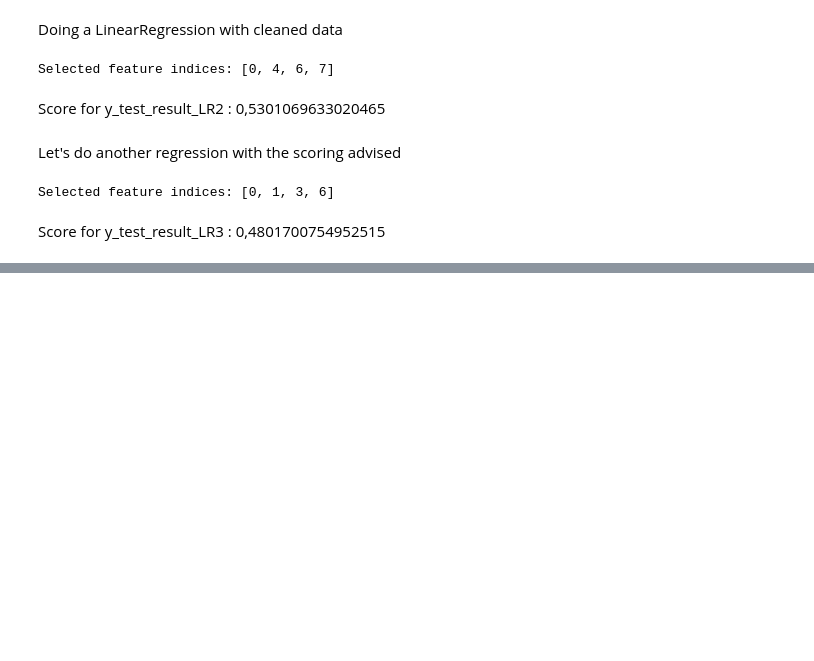
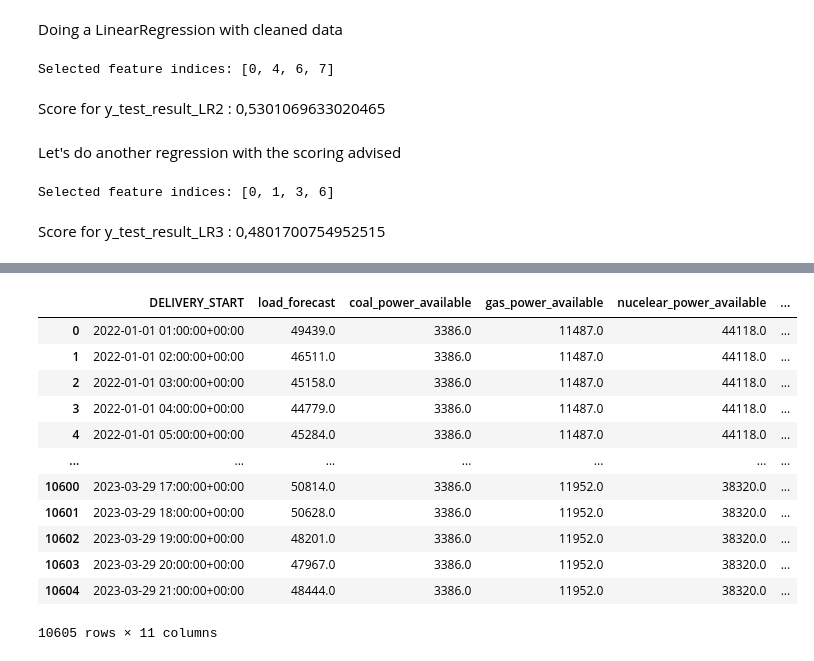
Before and after one commit to JonasBlx/elmy, a Jupyter notebook: notebooks/analyse_data.ipynb, the cells around one changed output, grey strips where cells are left out. Cells and saved outputs as stored; diff of their text form; code cells hidden in the pictures; blank space fills up the shorter version.

```diff
--- a/notebooks/analyse_data.ipynb
+++ b/notebooks/analyse_data.ipynb
@@ -302,0 +369,41 @@ Score for y_test_result_LR3 : 0,4801700754952515
+# %%
+cold_rate = {
+    1: 100,  # January
+    2: 90,   # February
+    3: 70,   # March
+    4: 50,   # April
+    5: 30,   # May
+    6: 10,   # June
+    7: 0,    # July
+    8: 5,    # August
+    9: 20,   # September
+    10: 40,  # October
+    11: 60,  # November
+    12: 80   # December
+}
+
+X_train_preprocessed['DELIVERY_START'] = pd.to_datetime(X_train_preprocessed['DELIVERY_START'])
+X_test_preprocessed['DELIVERY_START'] = pd.to_datetime(X_test_preprocessed['DELIVERY_START'])
+
+X_train_preprocessed['month'] = X_train_preprocessed['DELIVERY_START'].dt.month
+X_train_preprocessed['cold_rate'] = X_train_preprocessed['month'].map(cold_rate)
+X_train_preprocessed.drop('month', axis=1, inplace=True)
+X_test_preprocessed['month'] = X_test_preprocessed['DELIVERY_START'].dt.month
+X_test_preprocessed['cold_rate'] = X_test_preprocessed['month'].map(cold_rate)
+X_test_preprocessed.drop('month', axis=1, inplace=True)
+
+X_train_preprocessed
+# %% [output]
+|  | DELIVERY_START | load_forecast | coal_power_available | gas_power_available | nucelear_power_available | ... |
+| 0 | 2022-01-01 01:00:00+00:00 | 49439.0 | 3386.0 | 11487.0 | 44118.0 | ... |
+| 1 | 2022-01-01 02:00:00+00:00 | 46511.0 | 3386.0 | 11487.0 | 44118.0 | ... |
+| 2 | 2022-01-01 03:00:00+00:00 | 45158.0 | 3386.0 | 11487.0 | 44118.0 | ... |
+| 3 | 2022-01-01 04:00:00+00:00 | 44779.0 | 3386.0 | 11487.0 | 44118.0 | ... |
+| 4 | 2022-01-01 05:00:00+00:00 | 45284.0 | 3386.0 | 11487.0 | 44118.0 | ... |
+| ... | ... | ... | ... | ... | ... | ... |
+| 10600 | 2023-03-29 17:00:00+00:00 | 50814.0 | 3386.0 | 11952.0 | 38320.0 | ... |
+| 10601 | 2023-03-29 18:00:00+00:00 | 50628.0 | 3386.0 | 11952.0 | 38320.0 | ... |
+| 10602 | 2023-03-29 19:00:00+00:00 | 48201.0 | 3386.0 | 11952.0 | 38320.0 | ... |
+| 10603 | 2023-03-29 20:00:00+00:00 | 47967.0 | 3386.0 | 11952.0 | 38320.0 | ... |
+| 10604 | 2023-03-29 21:00:00+00:00 | 48444.0 | 3386.0 | 11952.0 | 38320.0 | ... |
+10605 rows × 11 columns
```
Also changed, not shown: parts of 19 cells of this notebook.
